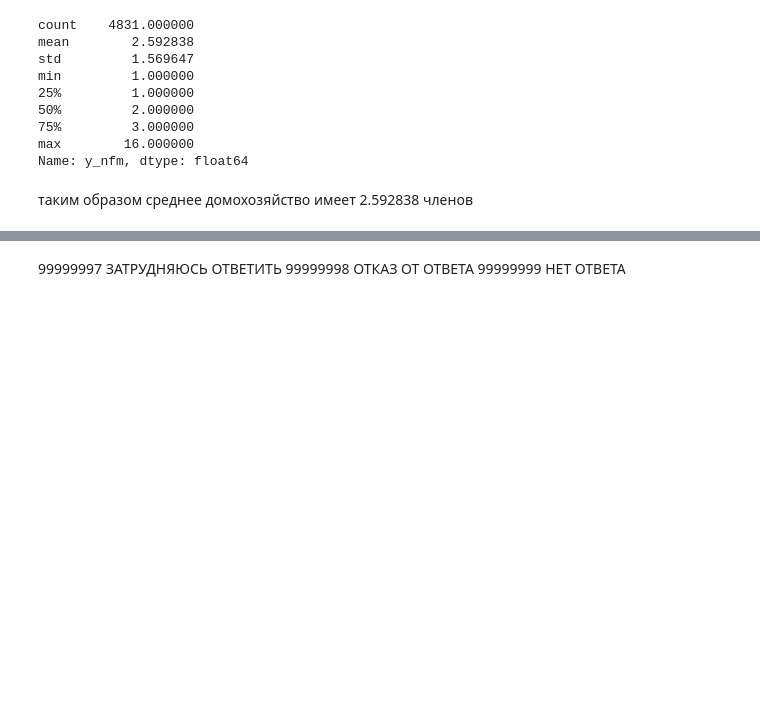
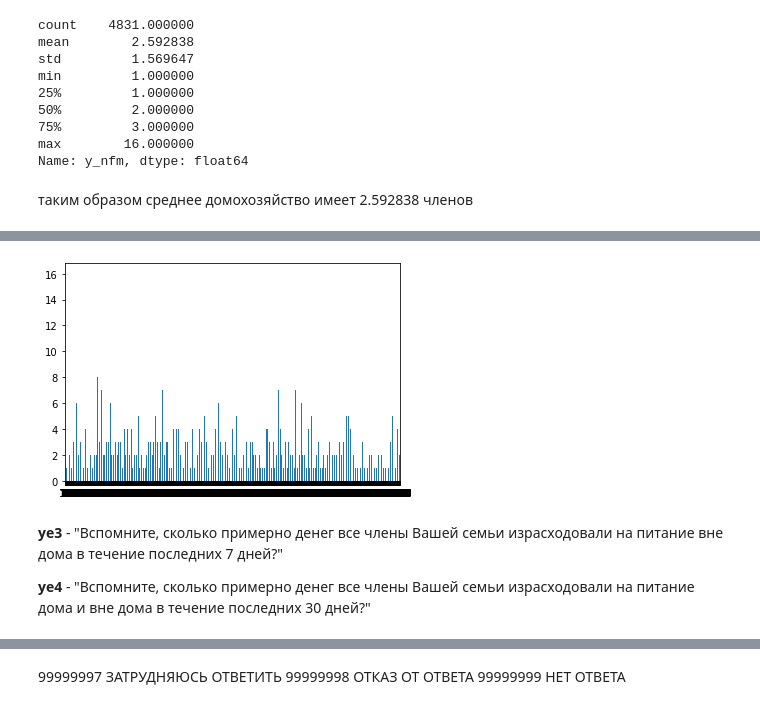
Before and after one commit to chereshan/Term-Paper, a Jupyter notebook: Almost Ideal Demand System on RLMS-HSE.ipynb, the cells around one changed output, grey strips where cells are left out. Drawn from its saved outputs; the diff is of its cells as text; code cells hidden in the pictures; blank space fills up the shorter version.

```diff
--- a/Almost Ideal Demand System on RLMS-HSE.ipynb
+++ b/Almost Ideal Demand System on RLMS-HSE.ipynb
@@ -73,0 +88,11 @@ ax = df.plot.hist(column=["y_nfm"], by="gender", figsize=(10, 8))
+# %%
+ax = df.loc[:,"y_nfm"].plot.bar(x='lab', y='val', rot=0)
+# %% [output]
+[figure, added]
+# %% [markdown]
+**ye3** - "Вспомните, сколько примерно денег все члены Вашей семьи
+израсходовали на питание вне дома в течение последних 7
+дней?"
+
+**ye4** - "Вспомните, сколько примерно денег все члены Вашей семьи израсходовали на питание дома и вне дома в течение
+последних 30 дней?"
```
Also changed, not shown: parts of 24 cells of this notebook.
